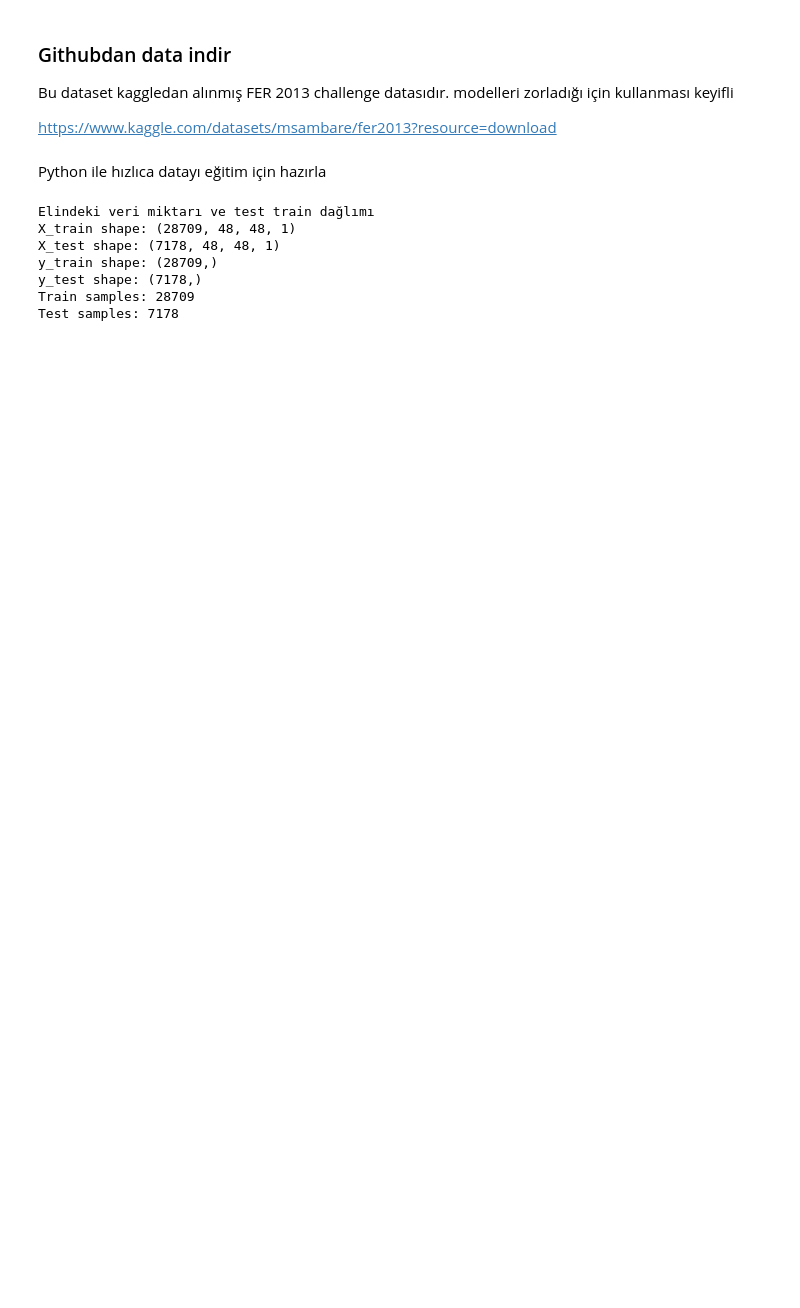
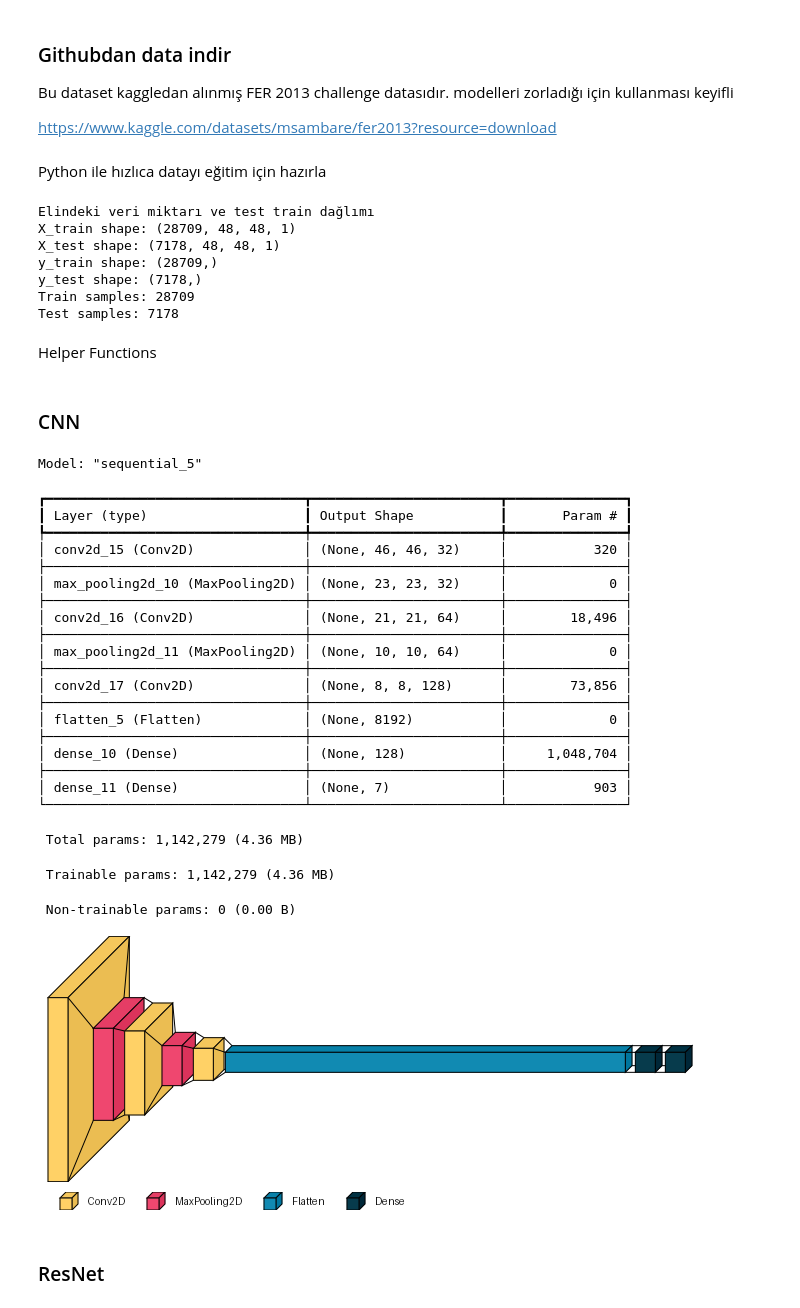
Before and after one commit to onuralpArsln/MlAiTutorialProjects, a Jupyter notebook: 5-ImageClass/ArchitecturesAdv/architec.ipynb, the cells around one changed output. Drawn from its saved outputs; the diff is of its cells as text; code cells hidden in the pictures; blank space fills up the shorter version.

```diff
--- a/5-ImageClass/ArchitecturesAdv/architec.ipynb
+++ b/5-ImageClass/ArchitecturesAdv/architec.ipynb
@@ -97,3 +101,5 @@ y_train shape: (28709,)
 y_test shape: (7178,)
 Train samples: 28709
 Test samples: 7178
+# %% [markdown]
+Helper Functions
@@ -99,0 +135,55 @@ Test samples: 7178
+# %% [markdown]
+### CNN
+# %%
+def build_cnn(input_shape=(48,48,1), num_classes=7):
+    return models.Sequential([
+        layers.Conv2D(32,3,activation='relu',input_shape=input_shape),
+        layers.MaxPooling2D(),
+        layers.Conv2D(64,3,activation='relu'),
+        layers.MaxPooling2D(),
+        layers.Conv2D(128,3,activation='relu'),
+        layers.Flatten(),
+        layers.Dense(128,activation='relu'),
+        layers.Dense(num_classes,activation='softmax')
+    ])
+
+cnn_model = build_cnn()
+
+# Summary
+cnn_model.summary()
+tf.keras.utils.plot_model(cnn_model, to_file="model.png", show_shapes=True, show_layer_names=True, dpi=80)
+
+# Plot model architecture
+tf.keras.utils.plot_model(
+    cnn_model, to_file="cnn_model.png",
+    show_shapes=True, show_layer_names=True, dpi=80
+)
+
+import visualkeras
+from PIL import ImageFont
+visualkeras.layered_view(cnn_model, legend=True, to_file="cnn_visual.png")
+# %% [output]
+Model: "sequential_5"
+┏━━━━━━━━━━━━━━━━━━━━━━━━━━━━━━━━━┳━━━━━━━━━━━━━━━━━━━━━━━━┳━━━━━━━━━━━━━━━┓
+┃ Layer (type)                    ┃ Output Shape           ┃       Param # ┃
+┡━━━━━━━━━━━━━━━━━━━━━━━━━━━━━━━━━╇━━━━━━━━━━━━━━━━━━━━━━━━╇━━━━━━━━━━━━━━━┩
+│ conv2d_15 (Conv2D)              │ (None, 46, 46, 32)     │           320 │
+├─────────────────────────────────┼────────────────────────┼───────────────┤
+│ max_pooling2d_10 (MaxPooling2D) │ (None, 23, 23, 32)     │             0 │
+├─────────────────────────────────┼────────────────────────┼───────────────┤
+│ conv2d_16 (Conv2D)              │ (None, 21, 21, 64)     │        18,496 │
+├─────────────────────────────────┼────────────────────────┼───────────────┤
+│ max_pooling2d_11 (MaxPooling2D) │ (None, 10, 10, 64)     │             0 │
+├─────────────────────────────────┼────────────────────────┼───────────────┤
+│ conv2d_17 (Conv2D)              │ (None, 8, 8, 128)      │        73,856 │
+├─────────────────────────────────┼────────────────────────┼───────────────┤
+│ flatten_5 (Flatten)             │ (None, 8192)           │             0 │
+├─────────────────────────────────┼────────────────────────┼───────────────┤
+│ dense_10 (Dense)                │ (None, 128)            │     1,048,704 │
+├─────────────────────────────────┼────────────────────────┼───────────────┤
+│ dense_11 (Dense)                │ (None, 7)              │           903 │
+└─────────────────────────────────┴────────────────────────┴───────────────┘
+ Total params: 1,142,279 (4.36 MB)
+ Trainable params: 1,142,279 (4.36 MB)
+ Non-trainable params: 0 (0.00 B)
+[figure, added]
@@ -99,0 +193,2 @@ Test samples: 7178
+# %% [markdown]
+### ResNet
```
Also changed, not shown: parts of 6 cells of this notebook.
